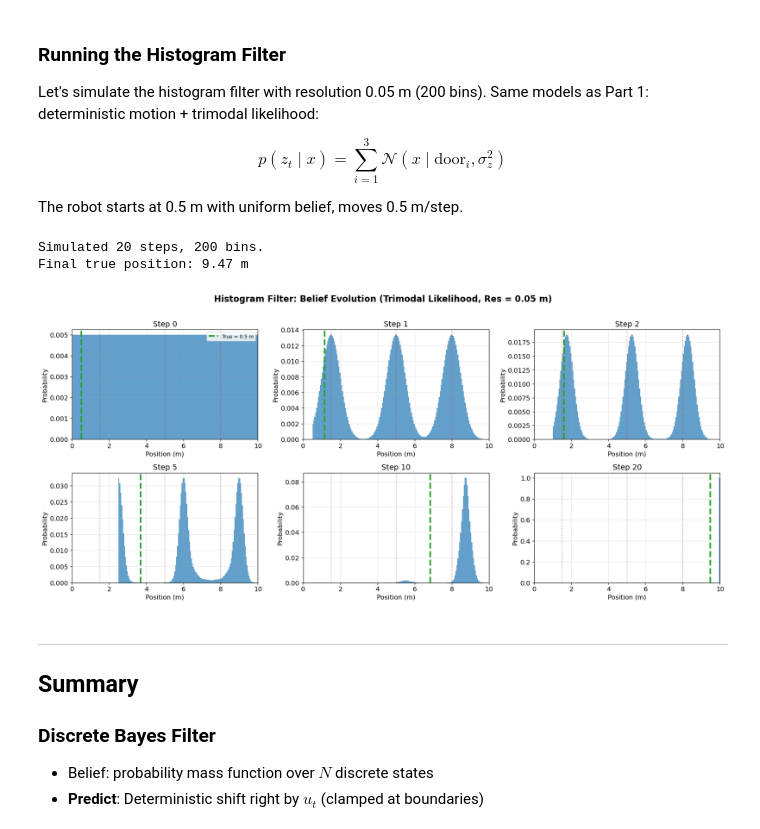
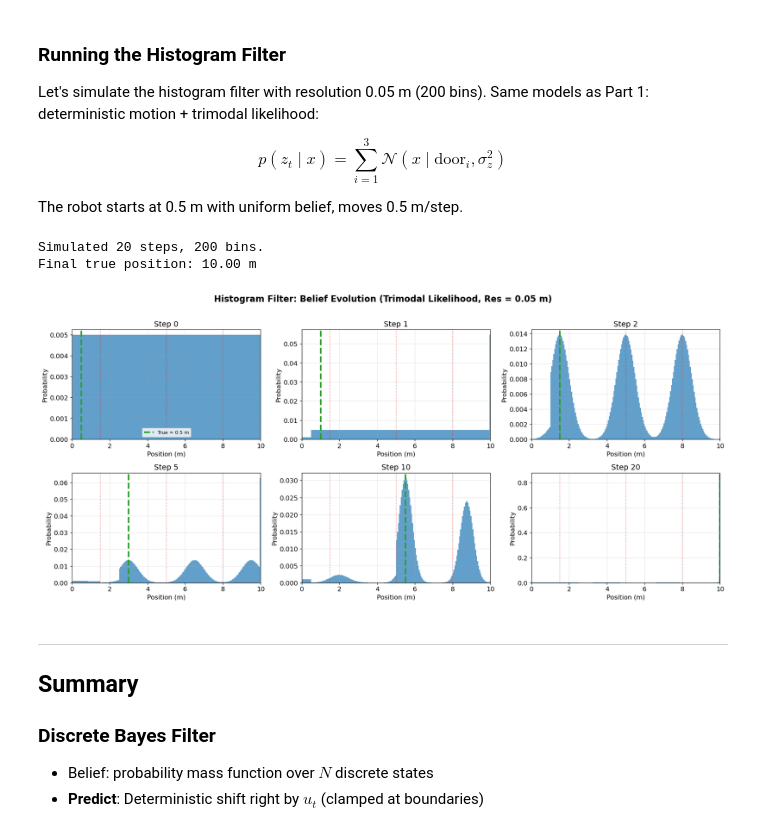
Before and after one commit to 5dplay/Probabilistic_Robotics_Tutorials, a Jupyter notebook: notebooks/histogram_filter.ipynb, the cells around one changed output. Cells and saved outputs as stored; diff of their text form; code cells hidden in the pictures.

```diff
--- a/notebooks/histogram_filter.ipynb
+++ b/notebooks/histogram_filter.ipynb
@@ -160,7 +160,7 @@ def predict(bel: np.ndarray, control: float, states: np.ndarray) -> np.ndarray:
     bel_bar = A @ bel
 
     bel_bar[bel_bar == 0] = 1e-3
-    bel_bar /= bel.sum()
+    bel_bar /= bel_bar.sum()
 
     return bel_bar
 # %% [markdown]
@@ -435,12 +341,15 @@ def histogram_filter_predict(bel: np.ndarray, control: float, bins: np.ndarray)
     for j in range(N):
         i = min(j + shift_bins, N - 1)
         bel_bar[i] += bel[j]
+
+    bel_bar[bel_bar == 0] = 1e-3
+    bel_bar /= bel_bar.sum()
     return bel_bar
 
 
 def histogram_filter_update(bel_bar: np.ndarray, bins: np.ndarray,
                             door_positions: np.ndarray,
-                            sensor_noise: float = 0.5) -> np.ndarray:
+                            sensor_noise: float = 0.5, sense_open:bool = False) -> np.ndarray:
     """Update step with trimodal likelihood (same as discrete filter).
 
     p(z | x) = sum_i N(x | door_i, sigma^2)  — three equal-height peaks.
@@ -449,7 +358,15 @@ def histogram_filter_update(bel_bar: np.ndarray, bins: np.ndarray,
     likelihood = np.zeros(len(bin_centers))
     for door in door_positions:
         likelihood += norm.pdf(bin_centers, loc=door, scale=sensor_noise)
-    bel = likelihood * bel_bar
+
+    likelihood /= likelihood.sum()
+
+    closed_likelihood = 1 - 0.9 * likelihood
+    closed_likelihood /= closed_likelihood.sum()
+    if sense_open == True:
+        bel = likelihood * bel_bar
+    else:
+        bel = closed_likelihood * bel_bar
     bel /= bel.sum()
     return bel
 # %% [markdown]
@@ -476,11 +393,11 @@ def simulate_histogram_bayes_filter(resolution: float = 0.05, n_steps: int = 20)
                 'belief': bel.copy(), 'bin_centers': bin_centers}]
     for t in range(1, n_steps + 1):
         control = 0.5
-        actual_move = control + np.random.normal(0, 0.3)
+        actual_move = control
         true_pos += actual_move
         true_pos = np.clip(true_pos, 0, 10)
         bel_bar = histogram_filter_predict(bel, control, bins)
-        bel = histogram_filter_update(bel_bar, bins, door_positions, sensor_noise)
+        bel = histogram_filter_update(bel_bar, bins, door_positions, sensor_noise, sense_open(true_pos, door_positions, resolution))
         history.append({'step': t, 'true_pos': true_pos, 'control': control,
                         'belief': bel.copy(), 'bin_centers': bin_centers})
     return history
@@ -491,35 +408,35 @@ hf_history = simulate_histogram_bayes_filter(resolution=0.05, n_steps=20)
 print(f"Simulated {len(hf_history) - 1} steps, {len(hf_history[0]['bin_centers'])} bins.")
 print(f"Final true position: {hf_history[-1]['true_pos']:.2f} m")
 
 # Plot belief evolution
 key_steps = [0, 1, 2, 5, 10, 20]
 door_positions = np.array([1.5, 5.0, 8.0])
 bin_centers = hf_history[0]['bin_centers']
 bin_width = bin_centers[1] - bin_centers[0]
 fig, axes = plt.subplots(2, 3, figsize=(18, 8))
 axes = axes.flatten()
 for i, step in enumerate(key_steps):
     h = hf_history[step]
     ax = axes[i]
     ax.bar(bin_centers, h['belief'], width=bin_width, color='C0', alpha=0.7, edgecolor='none')
     for d in door_positions:
         ax.axvline(d, color='C3', linestyle=':', linewidth=1.5, alpha=0.5)
     ax.axvline(h['true_pos'], color='C2', linewidth=3, linestyle='--', label=f'True = {h["true_pos"]:.1f} m')
     ax.set_title(f"Step {step}")
     ax.set_xlabel('Position (m)')
     ax.set_ylabel('Probability')
     ax.set_xlim(0, 10)
     ax.grid(True, alpha=0.3)
     if i == 0:
         ax.legend(fontsize=9)
 fig.suptitle('Histogram Filter: Belief Evolution (Trimodal Likelihood, Res = 0.05 m)',
              fontsize=16, fontweight='bold', y=1.01)
 plt.tight_layout()
 plt.show()
 # %% [output]
 Simulated 20 steps, 200 bins.
-Final true position: 9.47 m
+Final true position: 10.00 m
-[figure, old version]
+[figure, new version]
 # %% [markdown]
 ---
 
```
Also changed, not shown: parts of 4 cells of this notebook, 1 other file.
